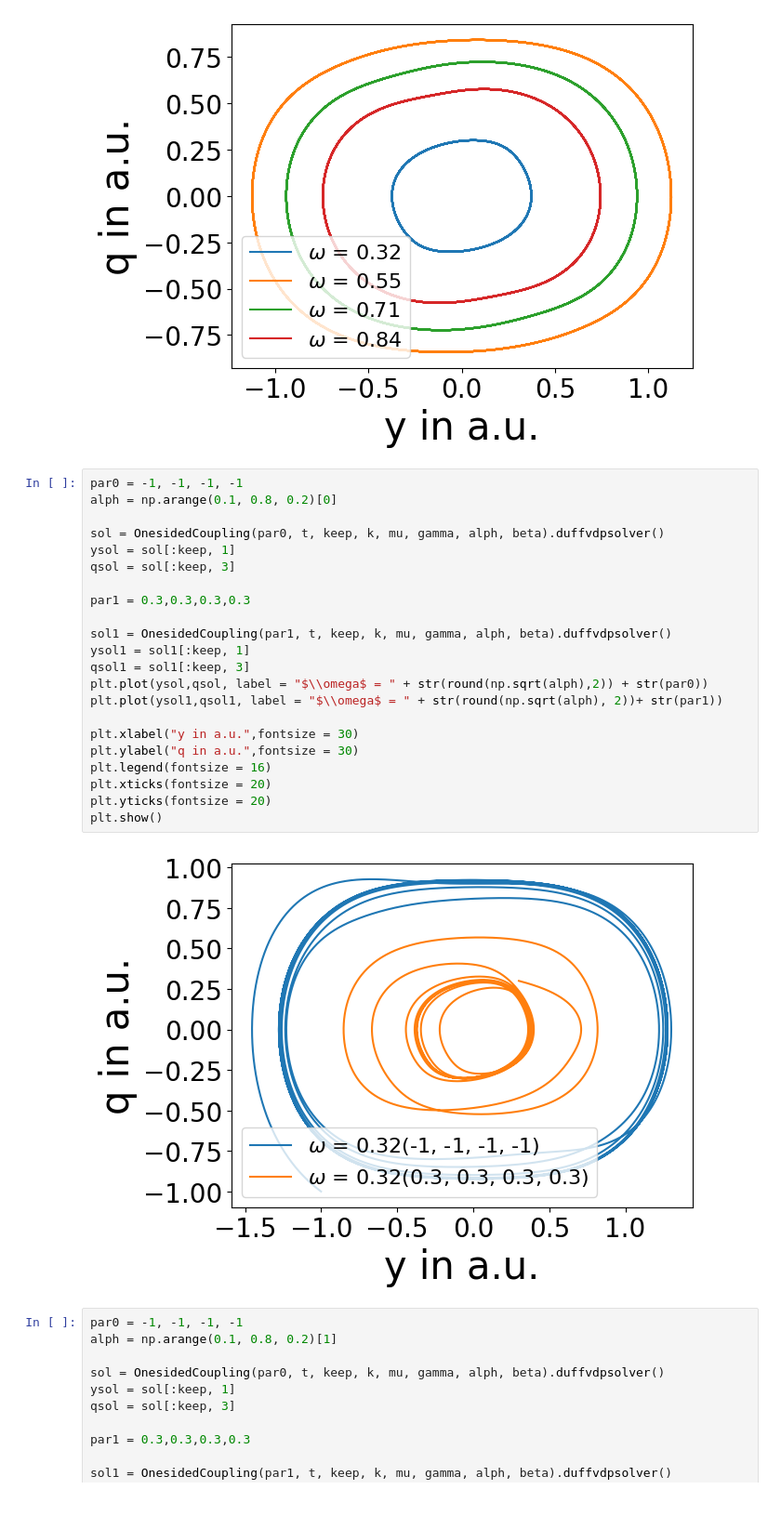
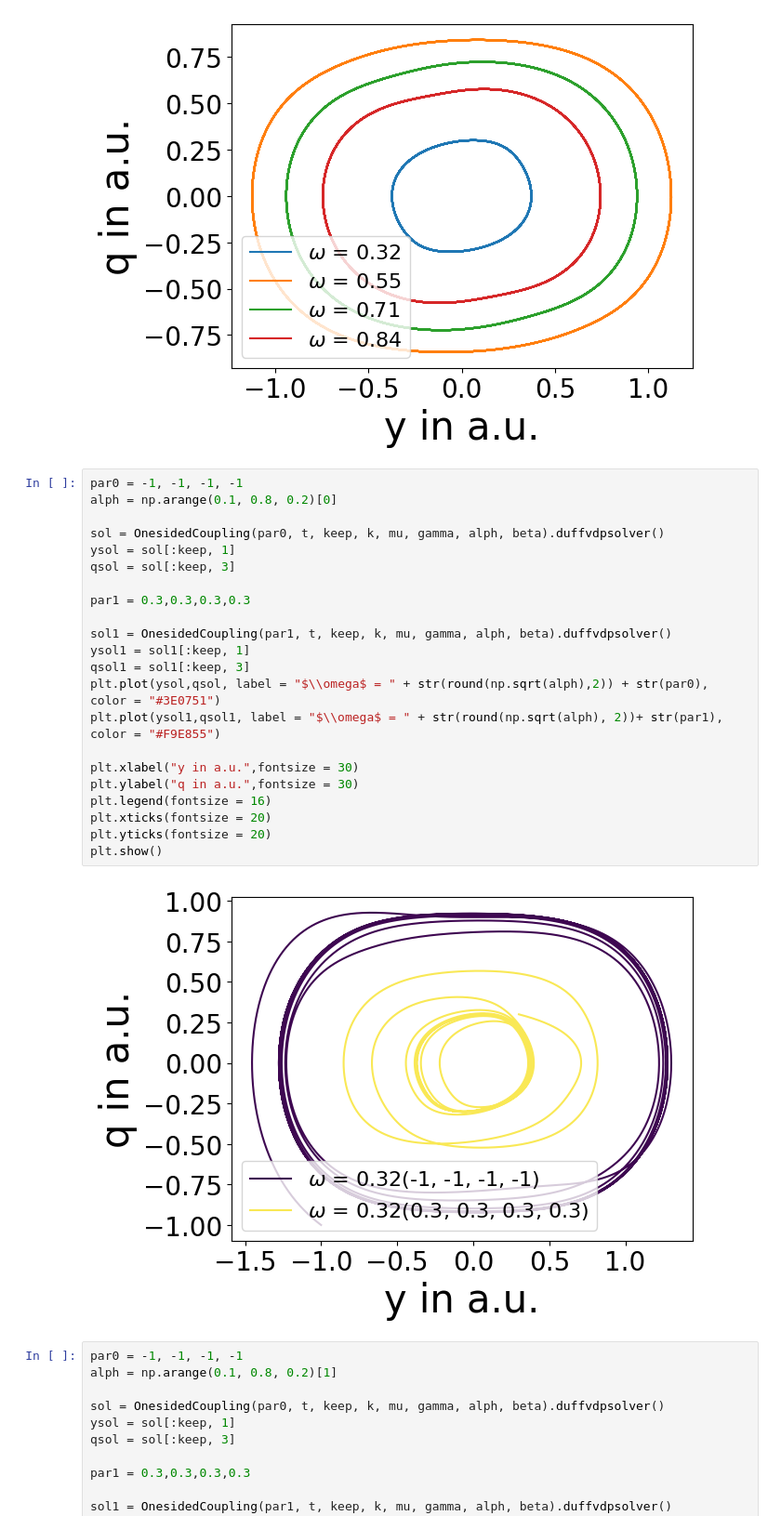
Before and after one commit to huyenanh-nguyen/daniel_model, a Jupyter notebook: ODE/hysterese.ipynb, the cells around one changed output. Shown at 93% size. Drawn from its saved outputs; the diff is of its cells as text.

```diff
--- a/ODE/hysterese.ipynb
+++ b/ODE/hysterese.ipynb
@@ -137,27 +138,27 @@ plt.show()
 # %%
 par0 = -1, -1, -1, -1
 alph = np.arange(0.1, 0.8, 0.2)[0]
 
 sol = OnesidedCoupling(par0, t, keep, k, mu, gamma, alph, beta).duffvdpsolver()
 ysol = sol[:keep, 1]
 qsol = sol[:keep, 3]
 
 par1 = 0.3,0.3,0.3,0.3
 
 sol1 = OnesidedCoupling(par1, t, keep, k, mu, gamma, alph, beta).duffvdpsolver()
 ysol1 = sol1[:keep, 1]
 qsol1 = sol1[:keep, 3]
-plt.plot(ysol,qsol, label = "$\\omega$ = " + str(round(np.sqrt(alph),2)) + str(par0))
-plt.plot(ysol1,qsol1, label = "$\\omega$ = " + str(round(np.sqrt(alph), 2))+ str(par1))
+plt.plot(ysol,qsol, label = "$\\omega$ = " + str(round(np.sqrt(alph),2)) + str(par0), color = "#3E0751")
+plt.plot(ysol1,qsol1, label = "$\\omega$ = " + str(round(np.sqrt(alph), 2))+ str(par1), color = "#F9E855")
 
 plt.xlabel("y in a.u.",fontsize = 30)
 plt.ylabel("q in a.u.",fontsize = 30)
 plt.legend(fontsize = 16)
 plt.xticks(fontsize = 20)
 plt.yticks(fontsize = 20)
 plt.show()
 # %% [output]
-[figure, old version]
+[figure, new version]
 # %%
 par0 = -1, -1, -1, -1
 alph = np.arange(0.1, 0.8, 0.2)[1]
```
Also changed, not shown: parts of 3 cells of this notebook, 1 other file.
